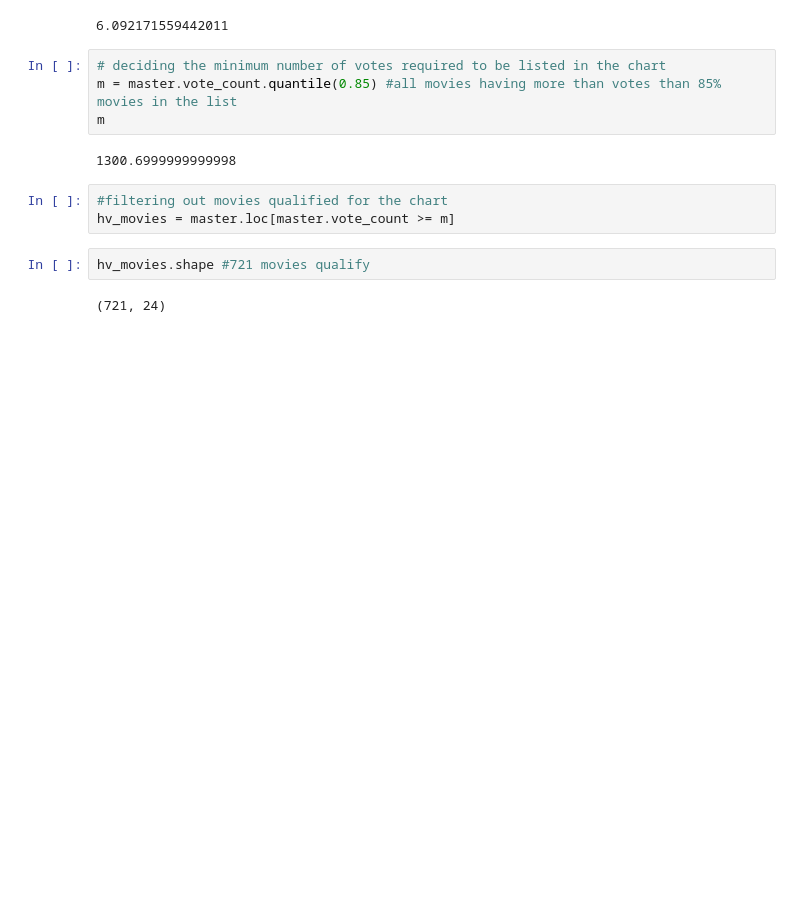
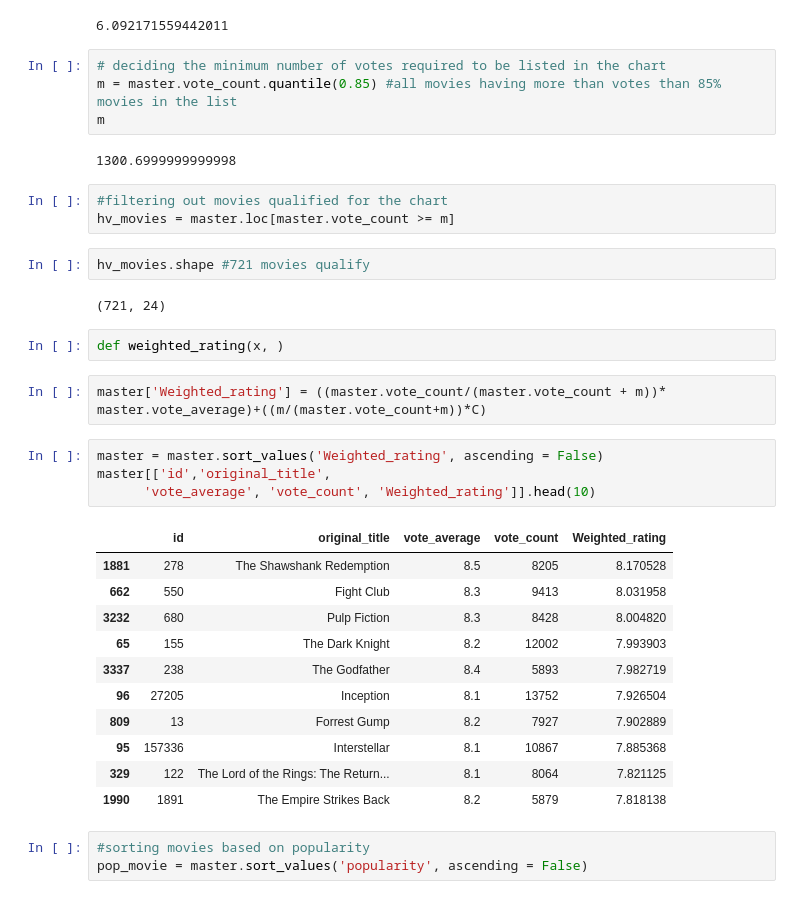
Before and after one commit to hst22/Movie-Recommender-Systems, a Jupyter notebook: Recommender System.ipynb, the cells around one changed output. Cells and saved outputs as stored; diff of their text form; blank space fills up the shorter version.

```diff
--- a/Recommender System.ipynb
+++ b/Recommender System.ipynb
@@ -230,3 +230,26 @@ hv_movies = master.loc[master.vote_count >= m]
 hv_movies.shape #721 movies qualify
 # %% [output]
 (721, 24)
+# %%
+def weighted_rating(x, )
+# %%
+master['Weighted_rating'] = ((master.vote_count/(master.vote_count + m))* master.vote_average)+((m/(master.vote_count+m))*C)
+# %%
+master = master.sort_values('Weighted_rating', ascending = False)
+master[['id','original_title',
+      'vote_average', 'vote_count', 'Weighted_rating']].head(10)
+# %% [output]
+|  | id | original_title | vote_average | vote_count | Weighted_rating |
+| 1881 | 278 | The Shawshank Redemption | 8.5 | 8205 | 8.170528 |
+| 662 | 550 | Fight Club | 8.3 | 9413 | 8.031958 |
+| 3232 | 680 | Pulp Fiction | 8.3 | 8428 | 8.004820 |
+| 65 | 155 | The Dark Knight | 8.2 | 12002 | 7.993903 |
+| 3337 | 238 | The Godfather | 8.4 | 5893 | 7.982719 |
+| 96 | 27205 | Inception | 8.1 | 13752 | 7.926504 |
+| 809 | 13 | Forrest Gump | 8.2 | 7927 | 7.902889 |
+| 95 | 157336 | Interstellar | 8.1 | 10867 | 7.885368 |
+| 329 | 122 | The Lord of the Rings: The Return... | 8.1 | 8064 | 7.821125 |
+| 1990 | 1891 | The Empire Strikes Back | 8.2 | 5879 | 7.818138 |
+# %%
+#sorting movies based on popularity
+pop_movie = master.sort_values('popularity', ascending = False)
```
Also changed, not shown: parts of 5 cells of this notebook.
